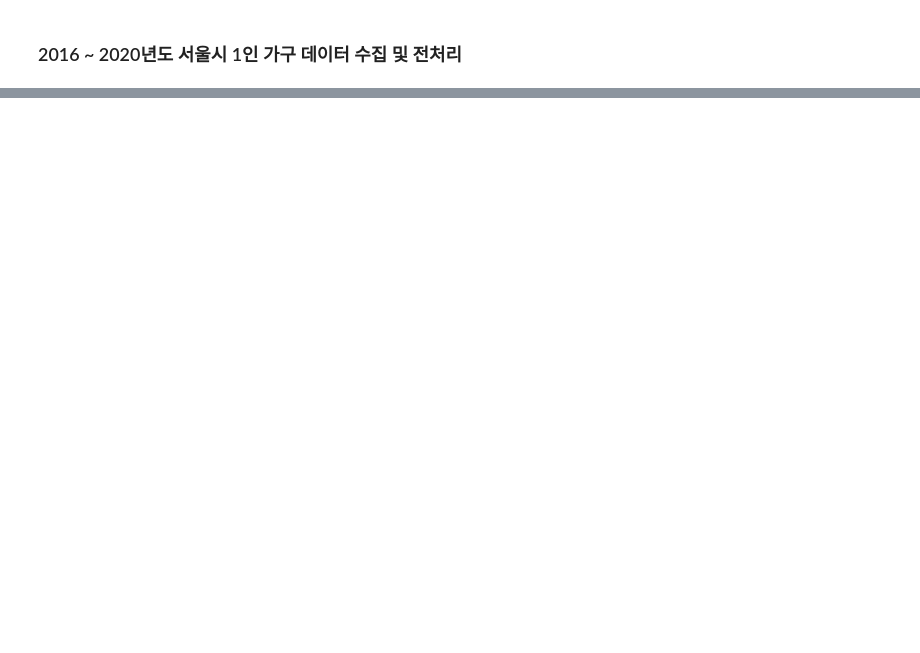
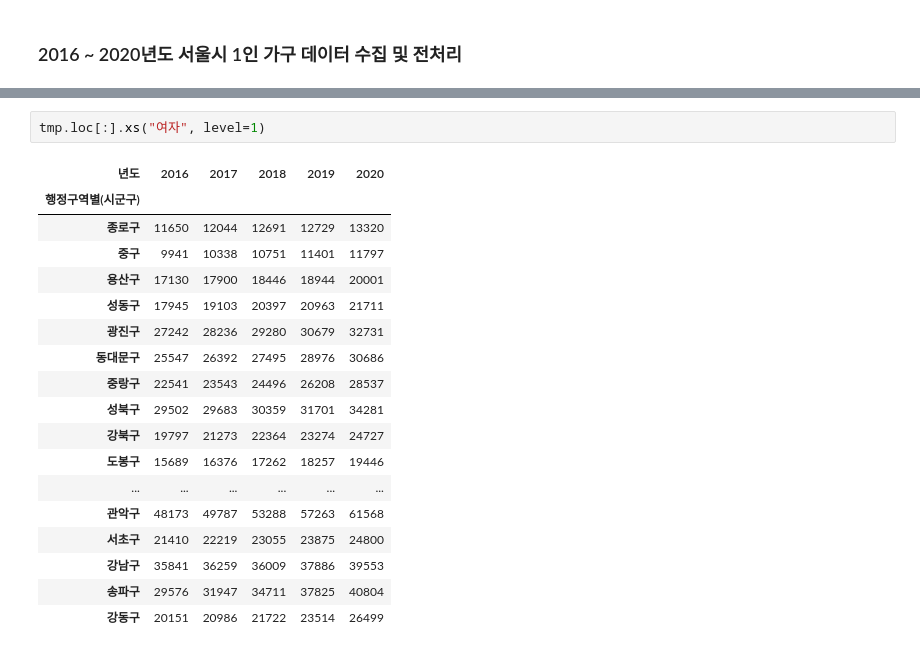
Before and after one commit to dlaghwls1104/ICU, a Jupyter notebook: 서울시1인가구.ipynb, the cells around one changed output, grey strips where cells are left out. Drawn from its saved outputs; the diff is of its cells as text; blank space fills up the shorter version.

```diff
--- a/서울시1인가구.ipynb
+++ b/서울시1인가구.ipynb
@@ -66,3 +85,24 @@ df.T.plot(kind = "pie",
 plt.show()
 # %% [output]
 [figure]
+# %%
+tmp.loc[:].xs("여자", level=1)
+# %% [output]
+| 년도 | 2016 | 2017 | 2018 | 2019 | 2020 |
+| 행정구역별(시군구) |  |  |  |  |  |
+| 종로구 | 11650 | 12044 | 12691 | 12729 | 13320 |
+| 중구 | 9941 | 10338 | 10751 | 11401 | 11797 |
+| 용산구 | 17130 | 17900 | 18446 | 18944 | 20001 |
+| 성동구 | 17945 | 19103 | 20397 | 20963 | 21711 |
+| 광진구 | 27242 | 28236 | 29280 | 30679 | 32731 |
+| 동대문구 | 25547 | 26392 | 27495 | 28976 | 30686 |
+| 중랑구 | 22541 | 23543 | 24496 | 26208 | 28537 |
+| 성북구 | 29502 | 29683 | 30359 | 31701 | 34281 |
+| 강북구 | 19797 | 21273 | 22364 | 23274 | 24727 |
+| 도봉구 | 15689 | 16376 | 17262 | 18257 | 19446 |
+| ... | ... | ... | ... | ... | ... |
+| 관악구 | 48173 | 49787 | 53288 | 57263 | 61568 |
+| 서초구 | 21410 | 22219 | 23055 | 23875 | 24800 |
+| 강남구 | 35841 | 36259 | 36009 | 37886 | 39553 |
+| 송파구 | 29576 | 31947 | 34711 | 37825 | 40804 |
+| 강동구 | 20151 | 20986 | 21722 | 23514 | 26499 |
```
Also changed, not shown: parts of 5 cells of this notebook.
